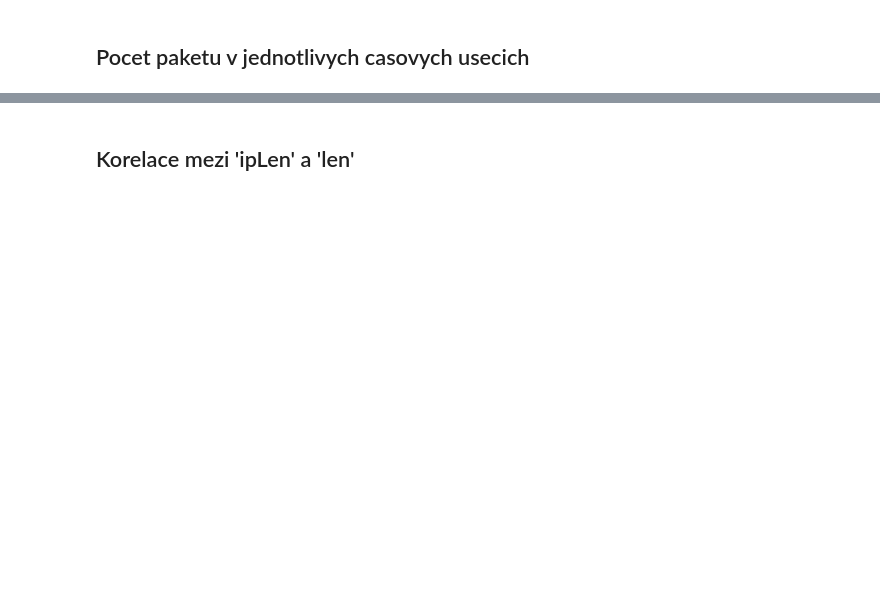
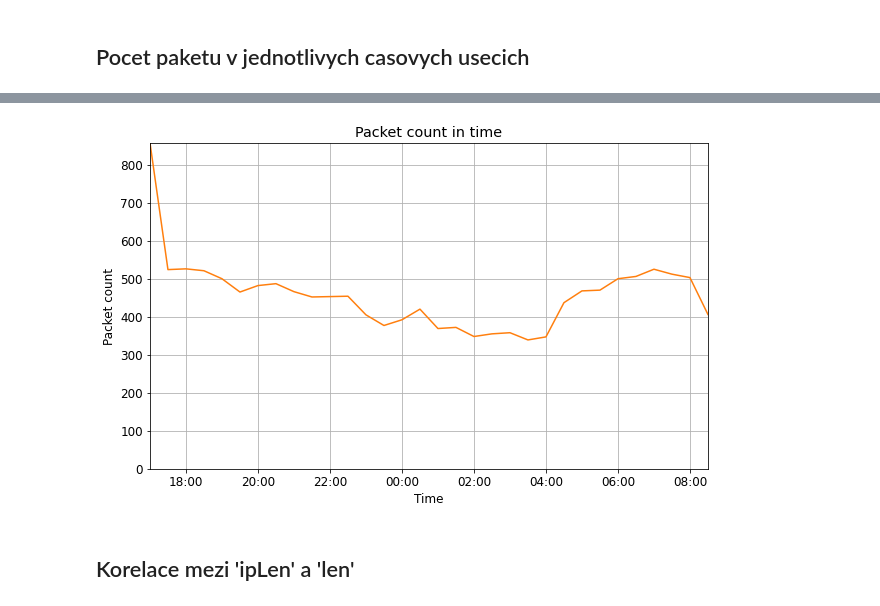
Before and after one commit to ankimme/vut-bp-ics-communication-analyzer, a Jupyter notebook: main.ipynb, the cells around one changed output, grey strips where cells are left out. Cells and saved outputs as stored; diff of their text form; code cells hidden in the pictures; blank space fills up the shorter version.

```diff
--- a/main.ipynb
+++ b/main.ipynb
@@ -162,6 +188,6 @@ for i in range(len(n)):
 # %%
 time_series = pd.Series(df.TimeStamp.index, index=df.TimeStamp)
-ts = time_series.resample('H').count()
+ts = time_series.resample('30min').count()
 # viz https://pandas.pydata.org/pandas-docs/stable/user_guide/timeseries.html#dateoffset-objects
 
 x = ts.index
@@ -182,3 +208,8 @@ ax.xaxis.set_major_formatter(DateFormatter('%H:%M'))
 
 plt.xlim([min(x), max(x)])
 plt.ylim([0, max(y)])
+
+ts
+
+# kategoricke atributy rozdelit do sloupcu  a udelat sumu pro kazdou kategorii
+# %% [output]
@@ -185,3 +233,4 @@ plt.ylim([0, max(y)])
+[figure, added]
 # %% [markdown]
 ## Korelace mezi 'ipLen' a 'len'
 # %%
```
Also changed, not shown: parts of 7 cells of this notebook, 1 other file.
